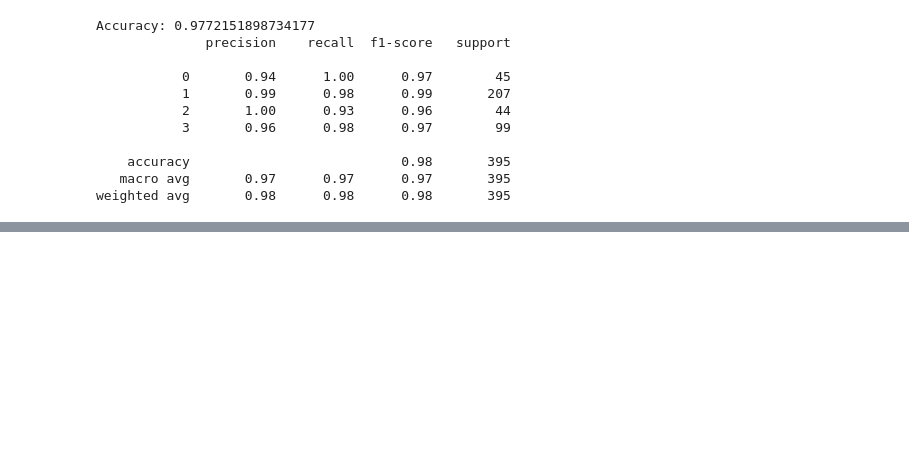
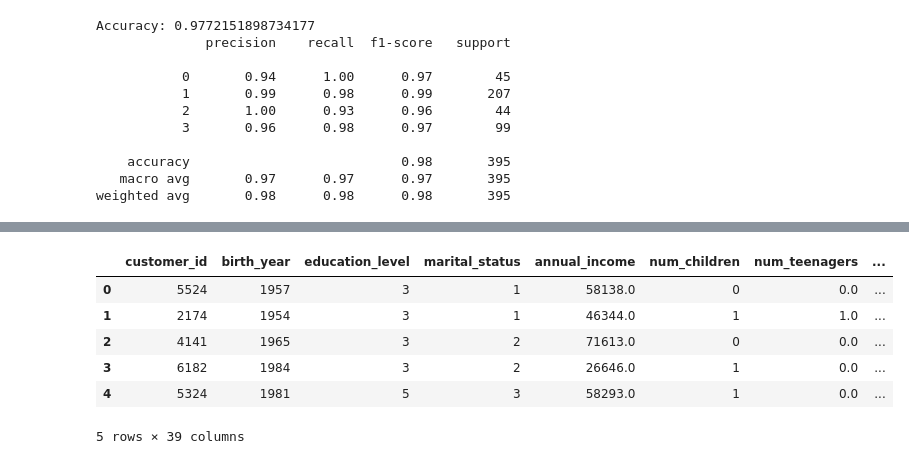
Before and after one commit to zeyadahmedh/Retail-Service-Customer-Segmentation-and-Analysis, a Jupyter notebook: Data & Preprocessing/Data Preprocessing Notebook.ipynb, the cells around one changed output, grey strips where cells are left out. Drawn from its saved outputs; the diff is of its cells as text; code cells hidden in the pictures; blank space fills up the shorter version.

```diff
--- a/Data & Preprocessing/Data Preprocessing Notebook.ipynb
+++ b/Data & Preprocessing/Data Preprocessing Notebook.ipynb
@@ -558,0 +654,10 @@ weighted avg       0.98      0.98      0.98       395
+# %%
+df_clean.head()
+# %% [output]
+|  | customer_id | birth_year | education_level | marital_status | annual_income | num_children | num_teenagers | ... |
+| 0 | 5524 | 1957 | 3 | 1 | 58138.0 | 0 | 0.0 | ... |
+| 1 | 2174 | 1954 | 3 | 1 | 46344.0 | 1 | 1.0 | ... |
+| 2 | 4141 | 1965 | 3 | 2 | 71613.0 | 0 | 0.0 | ... |
+| 3 | 6182 | 1984 | 3 | 2 | 26646.0 | 1 | 0.0 | ... |
+| 4 | 5324 | 1981 | 5 | 3 | 58293.0 | 1 | 0.0 | ... |
+5 rows × 39 columns
```
Also changed, not shown: parts of 9 cells of this notebook.
